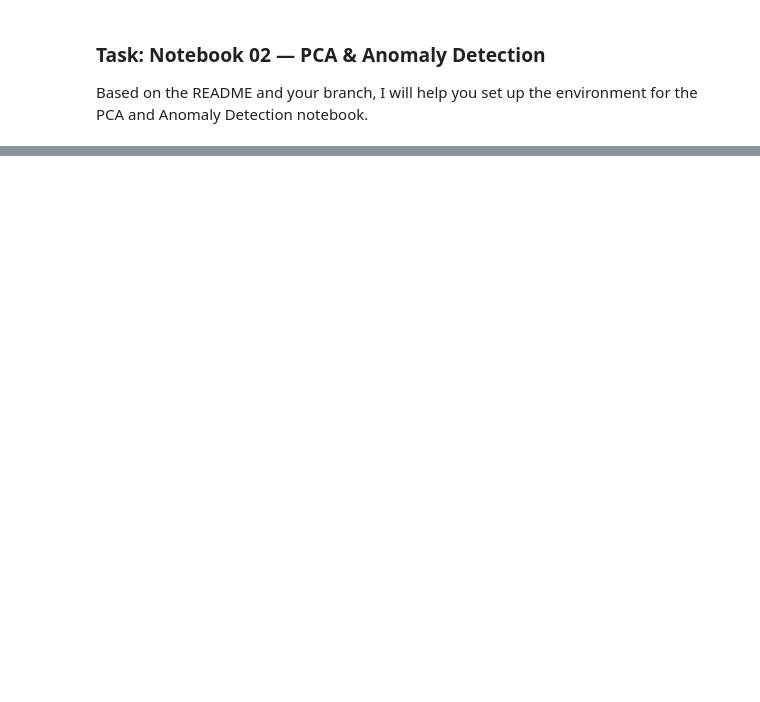
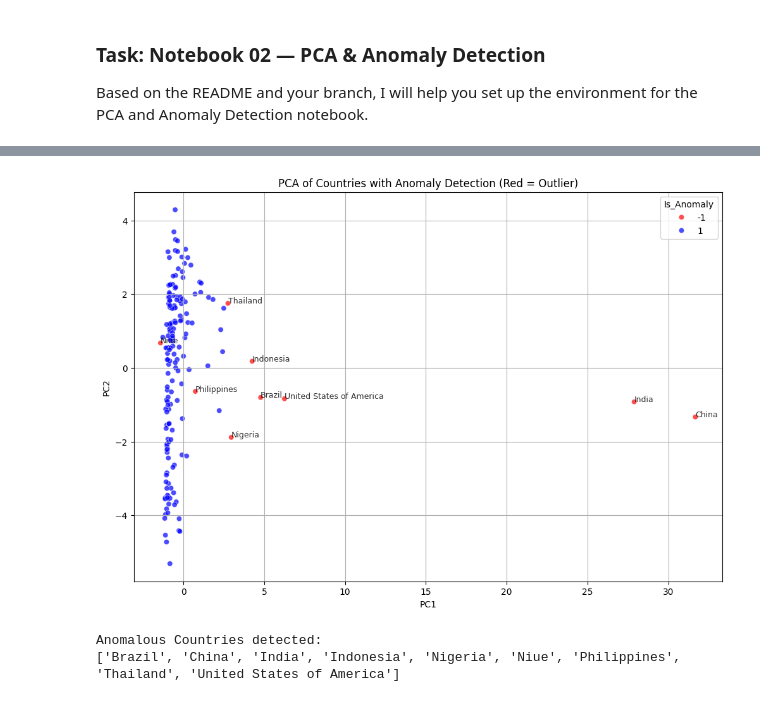
Before and after one commit to Baasmaala/road-safety-explorer, a Jupyter notebook: notebooks/02_pca_anomaly_ipynb.ipynb, the cells around one changed output, grey strips where cells are left out. Cells and saved outputs as stored; diff of their text form; code cells hidden in the pictures; blank space fills up the shorter version.

Commit message:
PCA and Anomaly detection

```diff
--- a/notebooks/02_pca_anomaly_ipynb.ipynb
+++ b/notebooks/02_pca_anomaly_ipynb.ipynb
@@ -44,0 +145,39 @@ Based on the README and your branch, I will help you set up the environment for
+# %%
+from sklearn.ensemble import IsolationForest
+
+# 1. Project into 2D for visualization
+pca_2d = PCA(n_components=2)
+coords = pca_2d.fit_transform(scaled_features)
+
+# 2. Anomaly Detection (Isolation Forest)
+# contamination=0.05 assumes roughly 5% of countries might be outliers
+iso_forest = IsolationForest(contamination=0.05, random_state=42)
+anomalies = iso_forest.fit_predict(scaled_features)
+
+# Create a results dataframe
+results_df = pd.DataFrame({
+    'Country': df['Country name'],
+    'PC1': coords[:, 0],
+    'PC2': coords[:, 1],
+    'Is_Anomaly': anomalies
+})
+
+# 3. Plotting
+plt.figure(figsize=(12, 8))
+sns.scatterplot(data=results_df, x='PC1', y='PC2', hue='Is_Anomaly', palette={1: 'blue', -1: 'red'}, alpha=0.7)
+
+# Label the anomalies
+for i in range(len(results_df)):
+    if results_df.iloc[i]['Is_Anomaly'] == -1:
+        plt.annotate(results_df.iloc[i]['Country'], (results_df.iloc[i]['PC1'], results_df.iloc[i]['PC2']), fontsize=9, alpha=0.8)
+
+plt.title('PCA of Countries with Anomaly Detection (Red = Outlier)')
+plt.grid(True)
+plt.show()
+
+print("Anomalous Countries detected:")
+print(results_df[results_df['Is_Anomaly'] == -1]['Country'].tolist())
+# %% [output]
+[figure, added]
+Anomalous Countries detected:
+['Brazil', 'China', 'India', 'Indonesia', 'Nigeria', 'Niue', 'Philippines', 'Thailand', 'United States of America']
```
Also changed, not shown: parts of 11 cells of this notebook.
